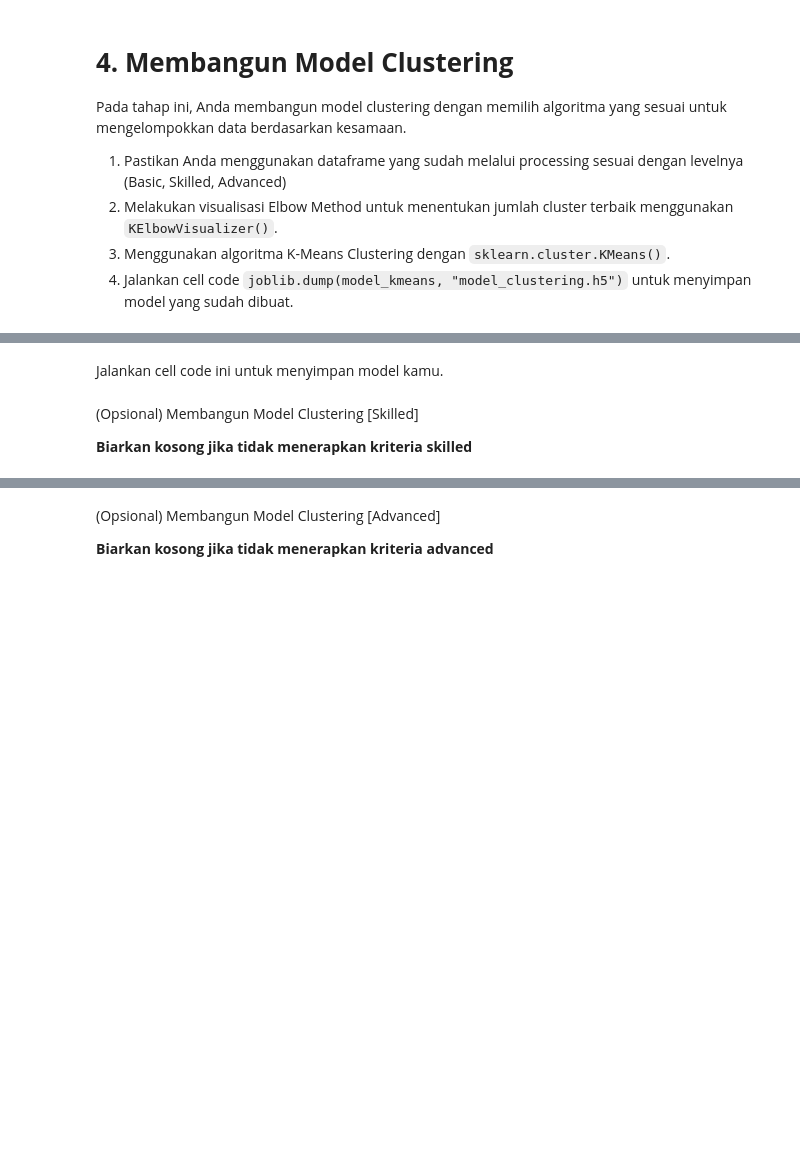
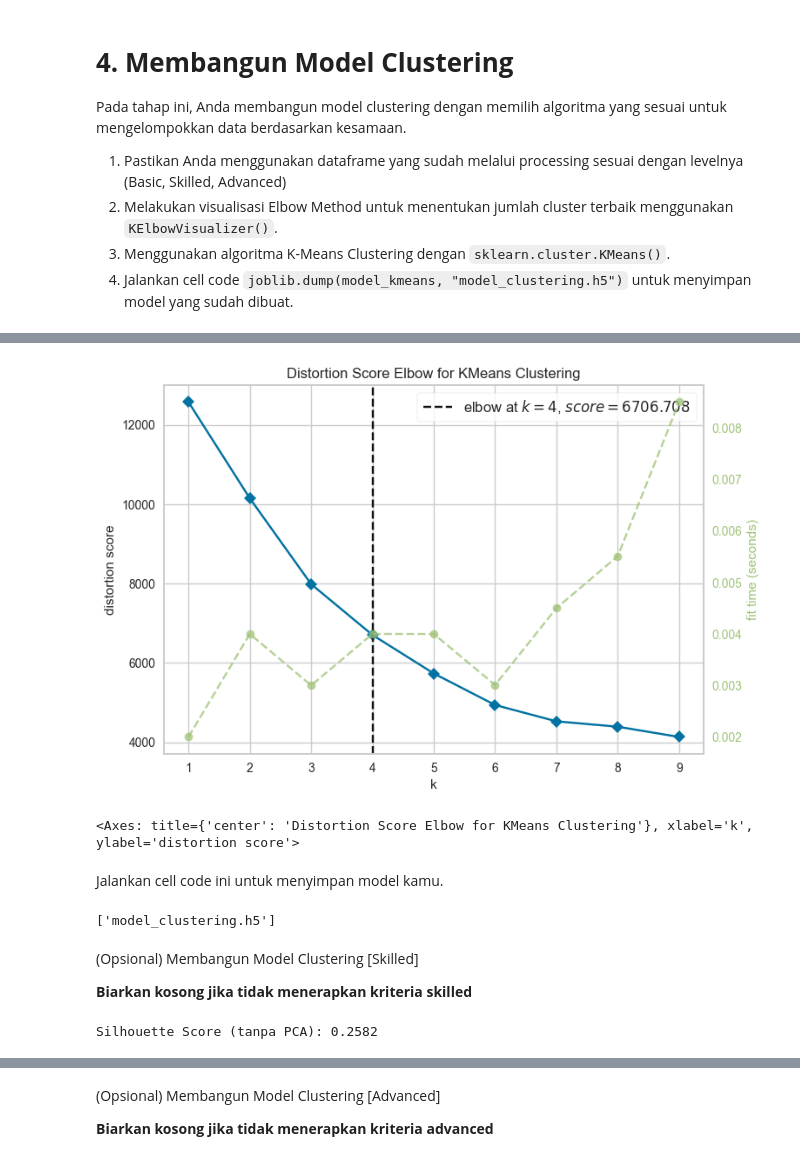
Before and after one commit to m8tyx/Proyek-ML, a Jupyter notebook: [Clustering]_Submission_Akhir_BMLP_Your_Name.ipynb, the cells around one changed output, grey strips where cells are left out. Drawn from its saved outputs; the diff is of its cells as text; code cells hidden in the pictures; blank space fills up the shorter version.

```diff
--- a/[Clustering]_Submission_Akhir_BMLP_Your_Name.ipynb
+++ b/[Clustering]_Submission_Akhir_BMLP_Your_Name.ipynb
@@ -531,2 +531,12 @@ Pada tahap ini, Anda membangun model clustering dengan memilih algoritma yang se
+# %%
+# Melakukan visualisasi Elbow Method menggunakan KElbowVisualizer()
+# Inisialisasi model KMeans tanpa parameter awal
+kmeans = KMeans(random_state=42)  # Atur random_state agar hasil tetap
+visualizer = KElbowVisualizer(kmeans, k=(1, 10))
+visualizer.fit(df_scaled)
+visualizer.show()
+# %% [output]
+[figure, added]
+<Axes: title={'center': 'Distortion Score Elbow for KMeans Clustering'}, xlabel='k', ylabel='distortion score'>
 # %%
 # Menggunakan algoritma K-Means Clustering
@@ -536,9 +550,18 @@ Jalankan cell code ini untuk menyimpan model kamu.
 # Menyimpan model menggunakan joblib
 # import joblib
 # joblib.dump(___, "model_clustering.h5")
+import joblib
+model_kmeans = kmeans
+joblib.dump(model_kmeans, "model_clustering.h5")
+# %% [output]
+['model_clustering.h5']
 # %% [markdown]
 (Opsional) Membangun Model Clustering [Skilled]
 
 **Biarkan kosong jika tidak menerapkan kriteria skilled**
 # %%
 # Menghitung dan menampilkan nilai Silhouette Score.
+score = silhouette_score(df_scaled, labels)
+print(f'Silhouette Score (tanpa PCA): {score:.4f}')
+# %% [output]
+Silhouette Score (tanpa PCA): 0.2582
```
Also changed, not shown: parts of 11 cells of this notebook, 2 other files.
